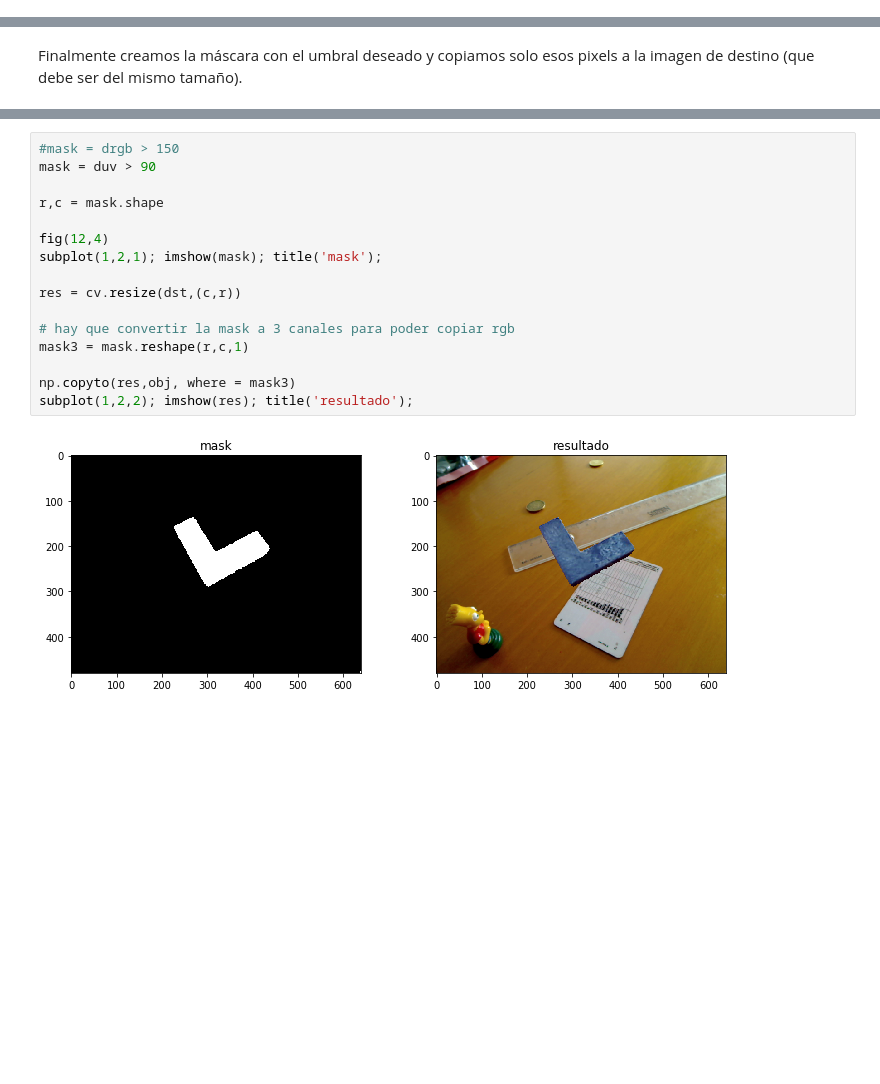
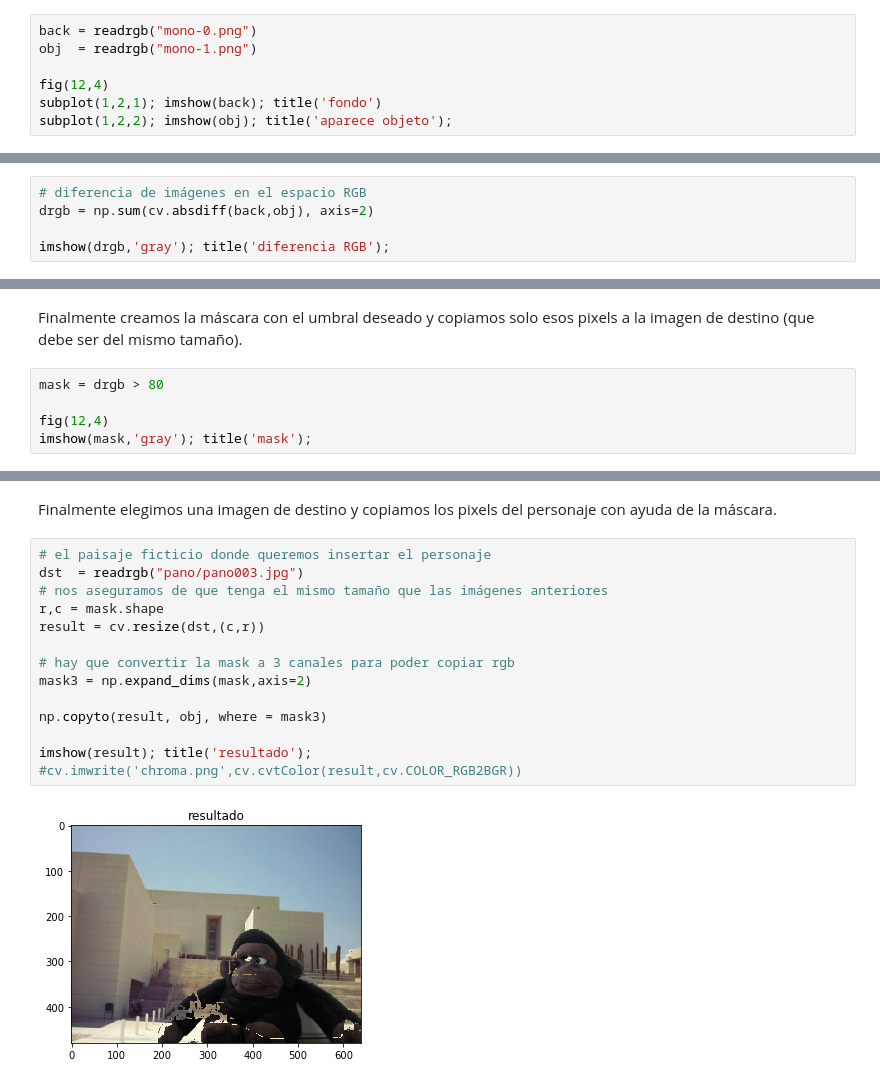
Before and after one commit to albertoruiz/umucv, a Jupyter notebook: notebooks/chroma.ipynb, the cells around one changed output, grey strips where cells are left out. Saved outputs shown, nothing was run; the diff lists cells and outputs as text; blank space fills up the shorter version.

Commit message:
simplificado chroma.ipynb

```diff
--- a/notebooks/chroma.ipynb
+++ b/notebooks/chroma.ipynb
@@ -58,0 +27,7 @@ subplot(2,2,4); imshow(duv); title('diferencia UV');
+# %%
+back = readrgb("mono-0.png")
+obj  = readrgb("mono-1.png")
+
+fig(12,4)
+subplot(1,2,1); imshow(back); title('fondo')
+subplot(1,2,2); imshow(obj); title('aparece objeto');
@@ -58,0 +40,5 @@ subplot(2,2,4); imshow(duv); title('diferencia UV');
+# %%
+# diferencia de imágenes en el espacio RGB
+drgb = np.sum(cv.absdiff(back,obj), axis=2)
+
+imshow(drgb,'gray'); title('diferencia RGB');
@@ -84,2 +64,7 @@ If you're reading this message in another frontend (for example, a static render
 # %% [markdown]
 Finalmente creamos la máscara con el umbral deseado y copiamos solo esos pixels a la imagen de destino (que debe ser del mismo tamaño).
+# %%
+mask = drgb > 80
+
+fig(12,4)
+imshow(mask,'gray'); title('mask');
@@ -86,18 +73,18 @@ Finalmente creamos la máscara con el umbral deseado y copiamos solo esos pixels
+# %% [markdown]
+Finalmente elegimos una imagen de destino y copiamos los pixels del personaje con ayuda de la máscara.
 # %%
-#mask = drgb > 150
-mask = duv > 90
-
+# el paisaje ficticio donde queremos insertar el personaje
+dst  = readrgb("pano/pano003.jpg")
+# nos aseguramos de que tenga el mismo tamaño que las imágenes anteriores
 r,c = mask.shape
-
-fig(12,4)
-subplot(1,2,1); imshow(mask); title('mask');
-
-res = cv.resize(dst,(c,r))
+result = cv.resize(dst,(c,r))
 
 # hay que convertir la mask a 3 canales para poder copiar rgb
-mask3 = mask.reshape(r,c,1)
+mask3 = np.expand_dims(mask,axis=2)
 
-np.copyto(res,obj, where = mask3)
-subplot(1,2,2); imshow(res); title('resultado');
+np.copyto(result, obj, where = mask3)
+
+imshow(result); title('resultado');
+#cv.imwrite('chroma.png',cv.cvtColor(result,cv.COLOR_RGB2BGR))
 # %% [output]
-[figure, old version]
+[figure, new version]
```
Also changed, not shown: parts of 20 cells of this notebook, 4 other files.
